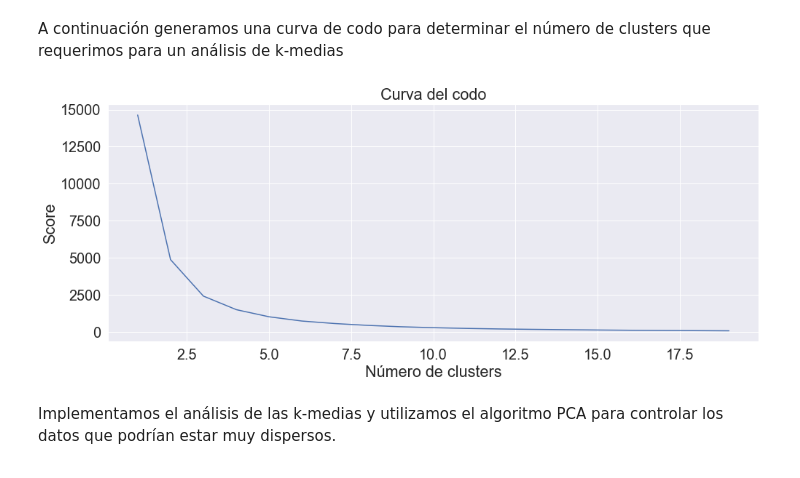
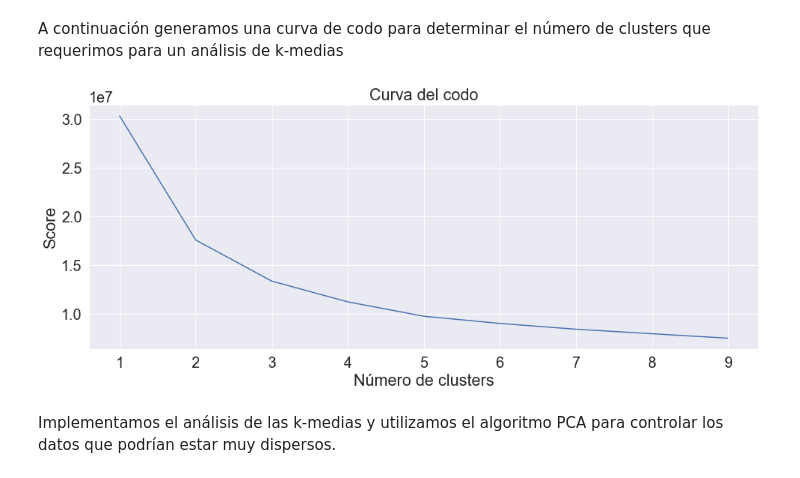
Before and after one commit to BrayanDurazo/EvidenciasCursoML, a Jupyter notebook: Datos_marginacion.ipynb, the cells around one changed output. Cells and saved outputs as stored; diff of their text form; code cells hidden in the pictures.

```diff
--- a/Datos_marginacion.ipynb
+++ b/Datos_marginacion.ipynb
@@ -189,0 +182,3 @@ sns.scatterplot(indices_marginacion['IM'], indices_marginacion['ANALF'])
+# %%
+X = indices_marginacion.drop(columns=['ENT','AÑO', 'POB_TOT', 'IM', 'P_5000'])
+X.info()
@@ -190,16 +198,14 @@ sns.scatterplot(indices_marginacion['IM'], indices_marginacion['ANALF'])
 # %% [markdown]
 A continuación generamos una curva de codo para determinar el número de clusters que requerimos para un análisis de k-medias
 # %%
-Nc = range(1, 20)
+Nc = range(1, 10)
 kmeans = [KMeans(n_clusters=i) for i in Nc]
-kmeans
-score = [-1*kmeans[i].fit(Y).score(Y) for i in range(len(kmeans))]
-score
+score = [-1*kmeans[i].fit(X).score(X) for i in range(len(kmeans))]
 plt.figure(figsize=(16,6))
 sns.lineplot(Nc,score)
 plt.xlabel('Número de clusters')
 plt.ylabel('Score')
 plt.title('Curva del codo')
 plt.show()
 # %% [output]
-[figure, old version]
+[figure, new version]
```
Also changed, not shown: parts of 12 cells of this notebook.
